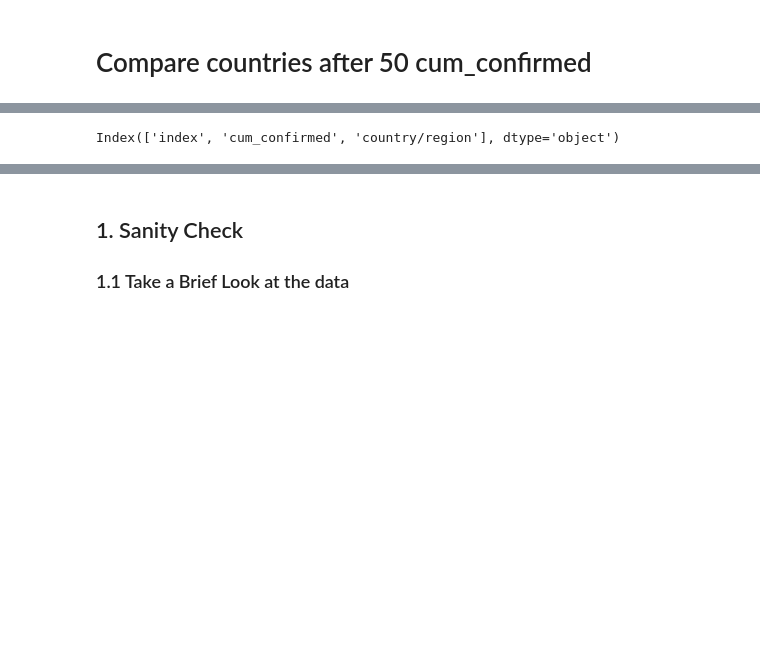
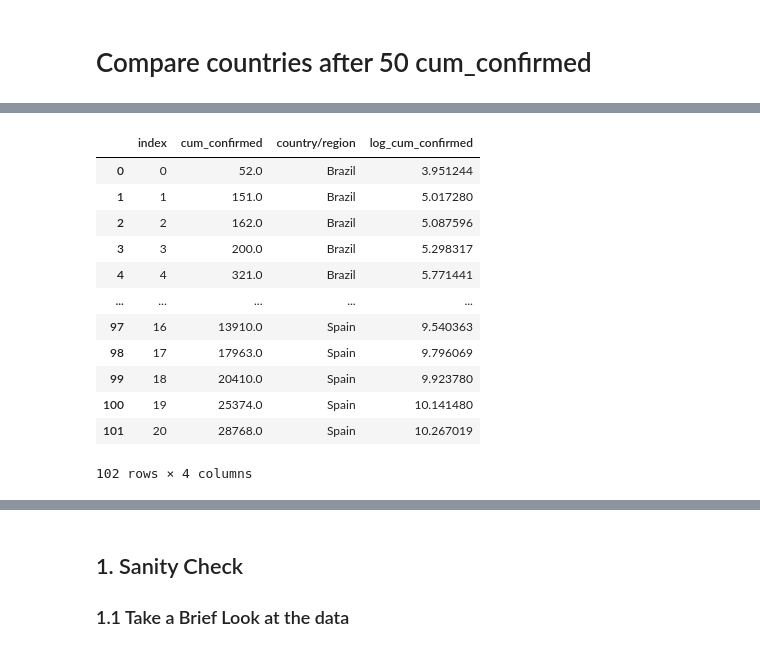
Before and after one commit to lmlima/nCov2019_analysis, a Jupyter notebook: src/international_colab.ipynb, the cells around one changed output, grey strips where cells are left out. Cells and saved outputs as stored; diff of their text form; code cells hidden in the pictures; blank space fills up the shorter version.

```diff
--- a/src/international_colab.ipynb
+++ b/src/international_colab.ipynb
@@ -44,11 +65,14 @@ jhs_frm.tail()
 # %% [markdown]
 # Compare countries after 50 cum_confirmed
 # %%
-countries=['Brazil','Italy', 'Germany', 'US', 'France', 'Spain']
+countries=['Brazil','Italy', 'Germany', 'France', 'Spain']
 
 jhs_50=jhs_frm[(jhs_frm['country/region'].isin(countries)) & (jhs_frm['cum_confirmed']>50)].copy()
 # %%
-brazil=jhs_50[(jhs_50['country/region']=='Brazil')].sort_values('update_date').reset_index()[['cum_confirmed','country/region']].copy()
+countries_50 = []
+for country in countries:
+  c_df=jhs_50[(jhs_50['country/region']==country)].sort_values('update_date').reset_index()[['cum_confirmed','country/region']].copy()
+  countries_50.append(c_df)
 # brazil["pais"]='Brazil'
-italy=jhs_50[(jhs_50['country/region']=='Italy')].sort_values('update_date').reset_index()[['cum_confirmed','country/region']].copy()
+# italy=jhs_50[(jhs_50['country/region']=='Italy')].sort_values('update_date').reset_index()[['cum_confirmed','country/region']].copy()
 # italy["pais"]='Italy'
@@ -75,6 +99,19 @@ italy
 # %%
-df=pd.concat([italy,brazil]).reset_index().copy()
-df.columns
+df=pd.concat(countries_50).reset_index().copy()
+df["log_cum_confirmed"]=np.log(df['cum_confirmed'])
+df
 # %% [output]
+|  | index | cum_confirmed | country/region | log_cum_confirmed |
+| 0 | 0 | 52.0 | Brazil | 3.951244 |
+| 1 | 1 | 151.0 | Brazil | 5.017280 |
+| 2 | 2 | 162.0 | Brazil | 5.087596 |
+| 3 | 3 | 200.0 | Brazil | 5.298317 |
+| 4 | 4 | 321.0 | Brazil | 5.771441 |
+| ... | ... | ... | ... | ... |
+| 97 | 16 | 13910.0 | Spain | 9.540363 |
+| 98 | 17 | 17963.0 | Spain | 9.796069 |
+| 99 | 18 | 20410.0 | Spain | 9.923780 |
+| 100 | 19 | 25374.0 | Spain | 10.141480 |
+| 101 | 20 | 28768.0 | Spain | 10.267019 |
-Index(['index', 'cum_confirmed', 'country/region'], dtype='object')
+102 rows × 4 columns
 # %%
```
Also changed, not shown: parts of 6 cells of this notebook.
